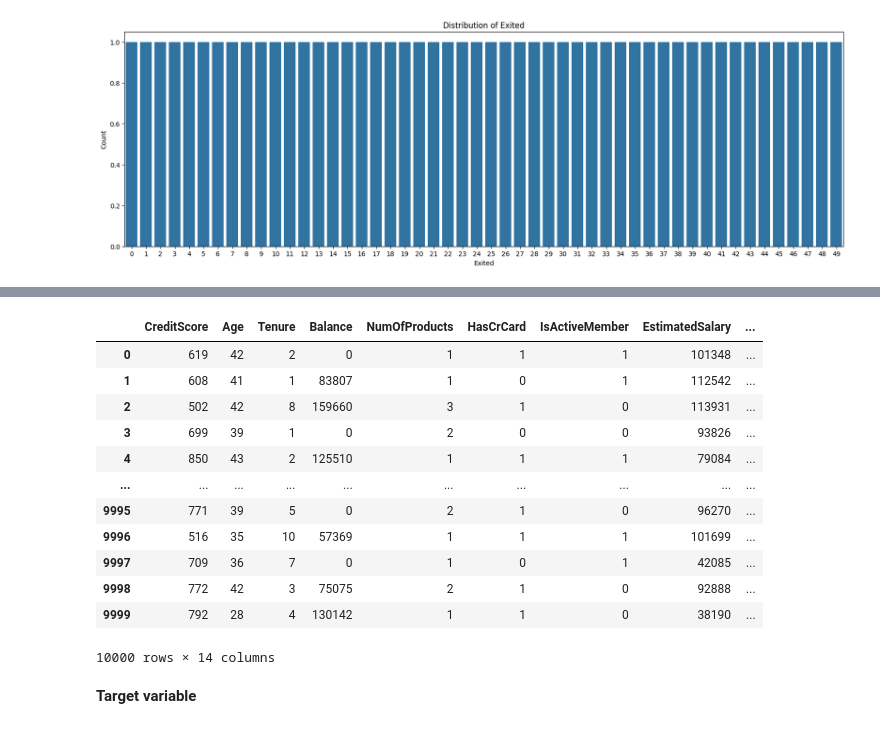
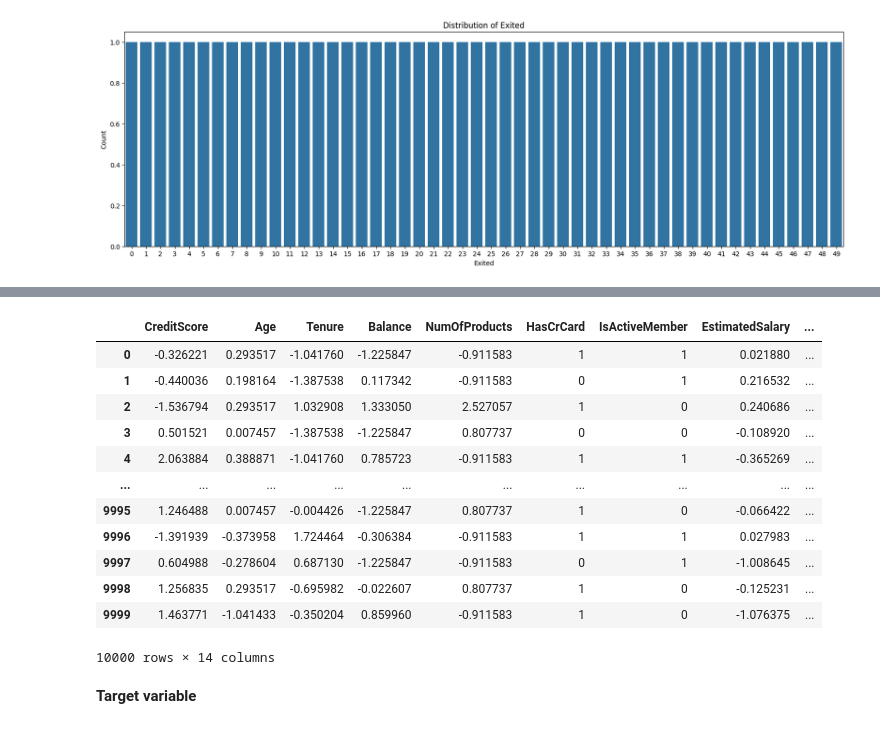
Before and after one commit to kairyvu/Banking_Customer_Churn_Prediction, a Jupyter notebook: banking_customer_churn_prediction.ipynb, the cells around one changed output, grey strips where cells are left out. Cells and saved outputs as stored; diff of their text form; code cells hidden in the pictures.

```diff
--- a/banking_customer_churn_prediction.ipynb
+++ b/banking_customer_churn_prediction.ipynb
@@ -199,18 +222,21 @@ We only make use of Column "CreditScore", "Age", "Tenure", "Balance", "Estimated
 # %%
 data = pd.get_dummies(data = data,drop_first=False).astype(int)
-data
-# %% [output]
-|  | CreditScore | Age | Tenure | Balance | NumOfProducts | HasCrCard | IsActiveMember | EstimatedSalary | ... |
-| 0 | 619 | 42 | 2 | 0 | 1 | 1 | 1 | 101348 | ... |
-| 1 | 608 | 41 | 1 | 83807 | 1 | 0 | 1 | 112542 | ... |
-| 2 | 502 | 42 | 8 | 159660 | 3 | 1 | 0 | 113931 | ... |
-| 3 | 699 | 39 | 1 | 0 | 2 | 0 | 0 | 93826 | ... |
-| 4 | 850 | 43 | 2 | 125510 | 1 | 1 | 1 | 79084 | ... |
-| ... | ... | ... | ... | ... | ... | ... | ... | ... | ... |
-| 9995 | 771 | 39 | 5 | 0 | 2 | 1 | 0 | 96270 | ... |
-| 9996 | 516 | 35 | 10 | 57369 | 1 | 1 | 1 | 101699 | ... |
-| 9997 | 709 | 36 | 7 | 0 | 1 | 0 | 1 | 42085 | ... |
-| 9998 | 772 | 42 | 3 | 75075 | 2 | 1 | 0 | 92888 | ... |
-| 9999 | 792 | 28 | 4 | 130142 | 1 | 1 | 0 | 38190 | ... |
-10000 rows × 14 columns
+# %%
+sc = StandardScaler()
+data[['CreditScore', 'Age', 'Tenure', 'Balance', 'NumOfProducts', 'EstimatedSalary']] = sc.fit_transform(data[['CreditScore', 'Age', 'Tenure', 'Balance', 'NumOfProducts', 'EstimatedSalary']])
+data
+# %% [output]
+|  | CreditScore | Age | Tenure | Balance | NumOfProducts | HasCrCard | IsActiveMember | EstimatedSalary | ... |
+| 0 | -0.326221 | 0.293517 | -1.041760 | -1.225847 | -0.911583 | 1 | 1 | 0.021880 | ... |
+| 1 | -0.440036 | 0.198164 | -1.387538 | 0.117342 | -0.911583 | 0 | 1 | 0.216532 | ... |
+| 2 | -1.536794 | 0.293517 | 1.032908 | 1.333050 | 2.527057 | 1 | 0 | 0.240686 | ... |
+| 3 | 0.501521 | 0.007457 | -1.387538 | -1.225847 | 0.807737 | 0 | 0 | -0.108920 | ... |
+| 4 | 2.063884 | 0.388871 | -1.041760 | 0.785723 | -0.911583 | 1 | 1 | -0.365269 | ... |
+| ... | ... | ... | ... | ... | ... | ... | ... | ... | ... |
+| 9995 | 1.246488 | 0.007457 | -0.004426 | -1.225847 | 0.807737 | 1 | 0 | -0.066422 | ... |
+| 9996 | -1.391939 | -0.373958 | 1.724464 | -0.306384 | -0.911583 | 1 | 1 | 0.027983 | ... |
+| 9997 | 0.604988 | -0.278604 | 0.687130 | -1.225847 | -0.911583 | 0 | 1 | -1.008645 | ... |
+| 9998 | 1.256835 | 0.293517 | -0.695982 | -0.022607 | 0.807737 | 1 | 0 | -0.125231 | ... |
+| 9999 | 1.463771 | -1.041433 | -0.350204 | 0.859960 | -0.911583 | 1 | 0 | -1.076375 | ... |
+10000 rows × 14 columns
 # %%
```
Also changed, not shown: parts of 30 cells of this notebook.
